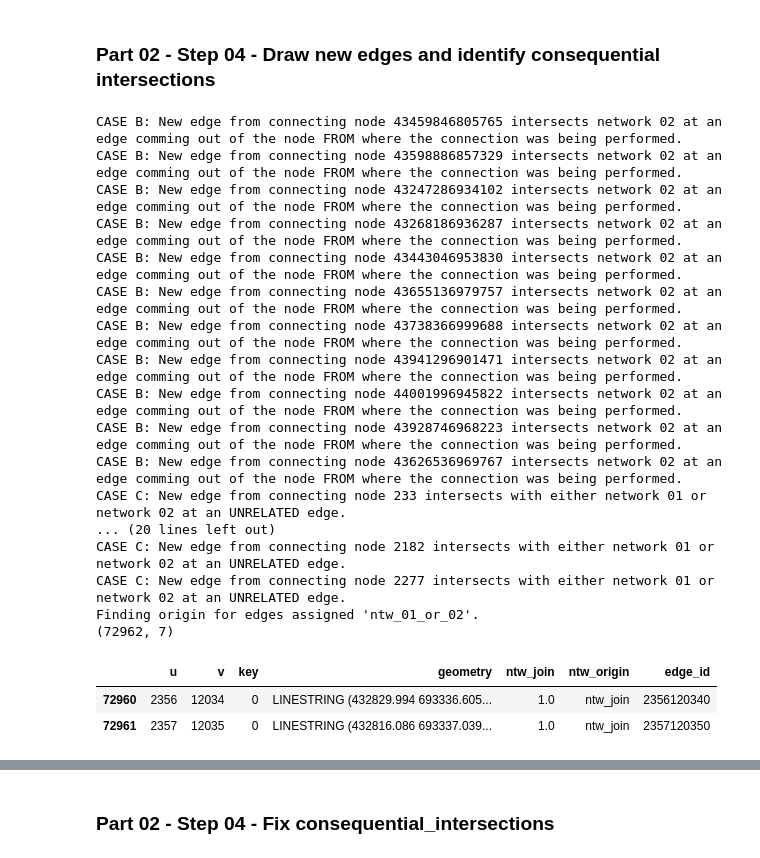
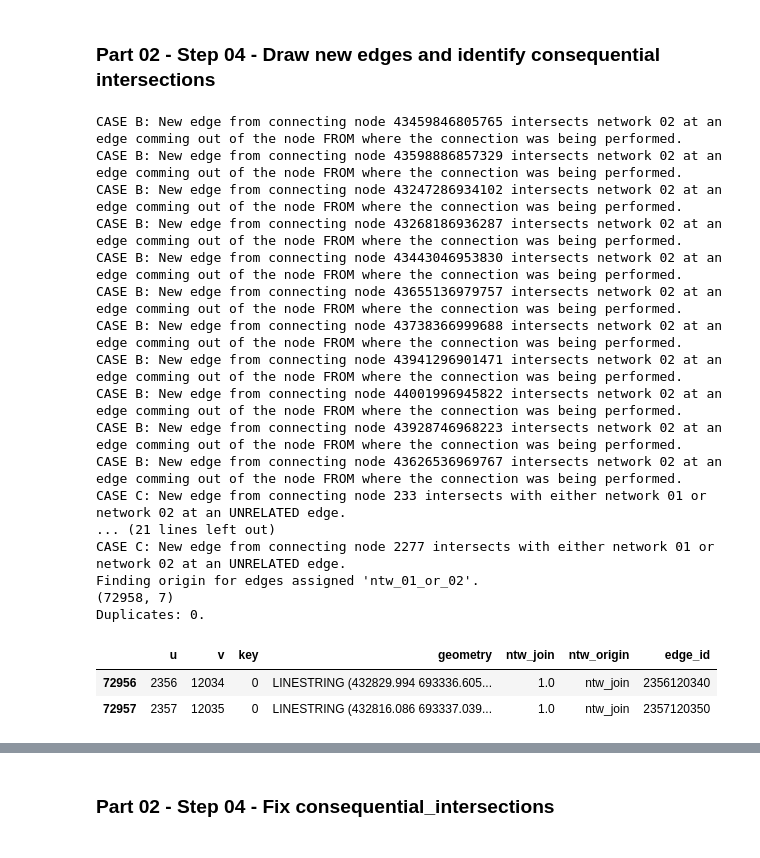
Before and after one commit to Observatorio-Ciudades/accesibilidad-urbana, a Jupyter notebook: notebooks/projects/volvo/10_[Final]_tessellations_boeing_ntw_join.ipynb, the cells around one changed output, grey strips where cells are left out. Saved outputs shown, nothing was run; the diff lists cells and outputs as text; code cells hidden in the pictures.

Commit message:
Medellin's ntws join - drop_ntws_dup integration full rerun done

```diff
--- a/notebooks/projects/volvo/10_[Final]_tessellations_boeing_ntw_join.ipynb
+++ b/notebooks/projects/volvo/10_[Final]_tessellations_boeing_ntw_join.ipynb
@@ -2030,6 +2017,16 @@ if localsave_02_01:
 Through identifying the __nearest base_nodes_i and nearest base_edges_i to each contact_node__, this section creates a gdf that __stablishes the relationships__ between each contact_node (That all derive complementary network) and the node or edge on the boeing network were the connection will be later created.
 
 If the connection is to be made __from contact_node to base_edge__, it identifies the best intersection point and saves the point with a new osmid in order to split the boeing_edge and __create a new base node__ there in an update network process.
+# %%
+load_previous = False
+if load_previous:
+    # From Part01 - Step02
+    contact_nodes = gpd.read_file(output_dir + "part01_step02_identifyuncovered/contact_nodes.gpkg")
+    # From Part02 - Step01
+    base_nodes_i = gpd.read_file(output_dir + "part02_step01_ntwsintersection/intersected_base_nodes.gpkg")
+    base_edges_i = gpd.read_file(output_dir + "part02_step01_ntwsintersection/intersected_base_edges.gpkg")
+    comp_nodes_i = gpd.read_file(output_dir + "part02_step01_ntwsintersection/intersected_comp_nodes.gpkg")
+    comp_edges_i = gpd.read_file(output_dir + "part02_step01_ntwsintersection/intersected_comp_edges.gpkg")
 # %% [markdown]
 ### __Part 02 - Step 02 -__ Find nearest base_nodes_i and nearest base_edges_i to each contact_node.
 # %%
@@ -2547,7 +2603,7 @@ After that __consequential intersections__ (Which occur when the drawn edge cros
 # %% [markdown]
 ### __Part 02 - Step 04 -__ Draw new edges and identify consequential intersections
 # %%
-# Reset previously_produced osmids
+# Reset previously_produced osmids (Used in function produce_osmid())
 previously_produced = 0
 
 # Store the fixes to be performed (Used to fix consequential intersections)
@@ -2558,10 +2614,14 @@ fix_idx = 0
 all_join_osmids = []
 all_join_edgeids = []
 
-# The first connected_node (from df with node relations) explores consequential_intersections with a copy of concatenated_edges named 'joined_edges_concat'.
-# After the first iteration, 'joined_edges_concat' will also store all edges and all new drawn edges.
-# This allows subsequent connected_nodes to explore consequential_intersections with the updated version of concatenated_edges.
-# And to identify if a drawn edge also intersects another drawn edge.
+# Consequential_intersections and its three cases (A, B and C) explanation.
+# The concatenated_edges are renamed joined_edges_concat.
+# The following code iterates over the connected_nodes df (The dataframe with defined relations between networks) and
+# draws the new needed edges (when needed). The new edges sometimes intersect other edges as a consequence of them being straight lines between
+# nodes. These new intersections are called consequential_intersections.
+# The first connected_node explores consequential_intersections with the existing concatenated_edges (renamed as joined_edges_concat), but
+# since the new-drawn-edge gets added to joined_edges_concat, the following connected_node also explores consequential_intersections with any
+# recently-drawn edge. This results in cases A, B and C explored at the end of the for loop.
 
 # Create joined_edges_concat with a column for edge_id
 joined_edges_concat = create_unique_edge_id(concatenated_edges)
@@ -2583,7 +2643,7 @@ for idx, connected_node in connected_nodes.iterrows():
     # The following words are used to refer to the origin of data:
     # 'connection' refers to the data from network 01,
     # while 'connecting' referes to data from network 02.
-    # Network 02 is ---connecting--> to network 01.
+    # The reasoning used is that network 02 (complementary) is ---connecting--> to network 01 (base)
     connection_ntw01_osmid = connected_node.connection_ntw01_osmid
     connection_type = connected_node.connection_type
     connecting_ntw02_osmid = connected_node.connecting_ntw02_osmid
@@ -2816,6 +2876,7 @@ joined_edges_concat['u'] = joined_edges_concat['u'].astype('int')
 joined_edges_concat['v'] = joined_edges_concat['v'].astype('int')
 joined_edges_concat['key'] = joined_edges_concat['key'].astype('int')
 
+intersection_nodes_3['osmid'] = intersection_nodes_3['osmid'].astype('int')
 intersection_nodes_3['u'] = intersection_nodes_3['u'].astype('int')
 intersection_nodes_3['v'] = intersection_nodes_3['v'].astype('int')
 intersection_nodes_3['key'] = intersection_nodes_3['key'].astype('int')
@@ -2825,38 +2886,39 @@ print("Finding origin for edges assigned 'ntw_01_or_02'.")
 # Extract list of edge_ids that are known to be either ntw_01 or ntw_02
 ntw01_edges_ids = list(joined_edges_concat.loc[joined_edges_concat.ntw_origin=='ntw_01'].edge_id.unique())
 ntw02_edges_ids = list(joined_edges_concat.loc[joined_edges_concat.ntw_origin=='ntw_02'].edge_id.unique())
 # Create a edge_id col for the intersected edges registered for each intersection on intersection_nodes_3 gdf
 intersection_nodes_3 = create_unique_edge_id(intersection_nodes_3)
 # Fix edge_origin 'ntw_01_or_02'
 idx_01 = (intersection_nodes_3.edge_origin=='ntw_01_or_02') & (intersection_nodes_3.edge_id.isin(ntw01_edges_ids))
 intersection_nodes_3.loc[idx_01,'edge_origin'] = 'ntw_01'
 idx_02 = (intersection_nodes_3.edge_origin=='ntw_01_or_02') & (intersection_nodes_3.edge_id.isin(ntw02_edges_ids))
 intersection_nodes_3.loc[idx_02,'edge_origin'] = 'ntw_02'
 
 # Show
 print(joined_edges_concat.shape)
+print(f"Duplicates: {len(joined_edges_concat.loc[joined_edges_concat.duplicated('edge_id')])}.")
 joined_edges_concat.tail(2)
 # %% [output]
 CASE B: New edge from connecting node 43459846805765 intersects network 02 at an edge comming out of the node FROM where the connection was being performed.
 CASE B: New edge from connecting node 43598886857329 intersects network 02 at an edge comming out of the node FROM where the connection was being performed.
 CASE B: New edge from connecting node 43247286934102 intersects network 02 at an edge comming out of the node FROM where the connection was being performed.
 CASE B: New edge from connecting node 43268186936287 intersects network 02 at an edge comming out of the node FROM where the connection was being performed.
 CASE B: New edge from connecting node 43443046953830 intersects network 02 at an edge comming out of the node FROM where the connection was being performed.
 CASE B: New edge from connecting node 43655136979757 intersects network 02 at an edge comming out of the node FROM where the connection was being performed.
 CASE B: New edge from connecting node 43738366999688 intersects network 02 at an edge comming out of the node FROM where the connection was being performed.
 CASE B: New edge from connecting node 43941296901471 intersects network 02 at an edge comming out of the node FROM where the connection was being performed.
 CASE B: New edge from connecting node 44001996945822 intersects network 02 at an edge comming out of the node FROM where the connection was being performed.
 CASE B: New edge from connecting node 43928746968223 intersects network 02 at an edge comming out of the node FROM where the connection was being performed.
 CASE B: New edge from connecting node 43626536969767 intersects network 02 at an edge comming out of the node FROM where the connection was being performed.
 CASE C: New edge from connecting node 233 intersects with either network 01 or network 02 at an UNRELATED edge.
-... (20 lines left out)
-CASE C: New edge from connecting node 2182 intersects with either network 01 or network 02 at an UNRELATED edge.
+... (21 lines left out)
 CASE C: New edge from connecting node 2277 intersects with either network 01 or network 02 at an UNRELATED edge.
 Finding origin for edges assigned 'ntw_01_or_02'.
-(72962, 7)
+(72958, 7)
+Duplicates: 0.
 |  | u | v | key | geometry | ntw_join | ntw_origin | edge_id |
-| 72960 | 2356 | 12034 | 0 | LINESTRING (432829.994 693336.605... | 1.0 | ntw_join | 2356120340 |
-| 72961 | 2357 | 12035 | 0 | LINESTRING (432816.086 693337.039... | 1.0 | ntw_join | 2357120350 |
+| 72956 | 2356 | 12034 | 0 | LINESTRING (432829.994 693336.605... | 1.0 | ntw_join | 2356120340 |
+| 72957 | 2357 | 12035 | 0 | LINESTRING (432816.086 693337.039... | 1.0 | ntw_join | 2357120350 |
 # %%
 # Show
 print(intersection_nodes_3.shape)
```
Also changed, not shown: parts of 31 cells of this notebook, 1 other file.
